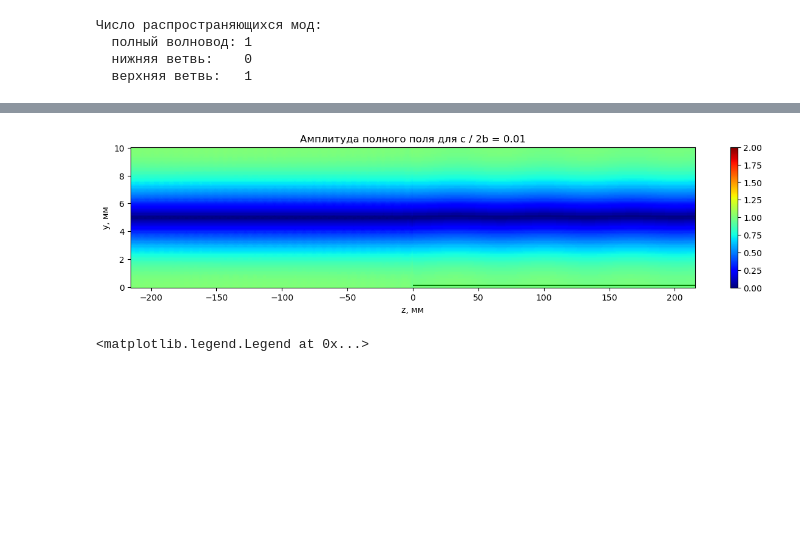
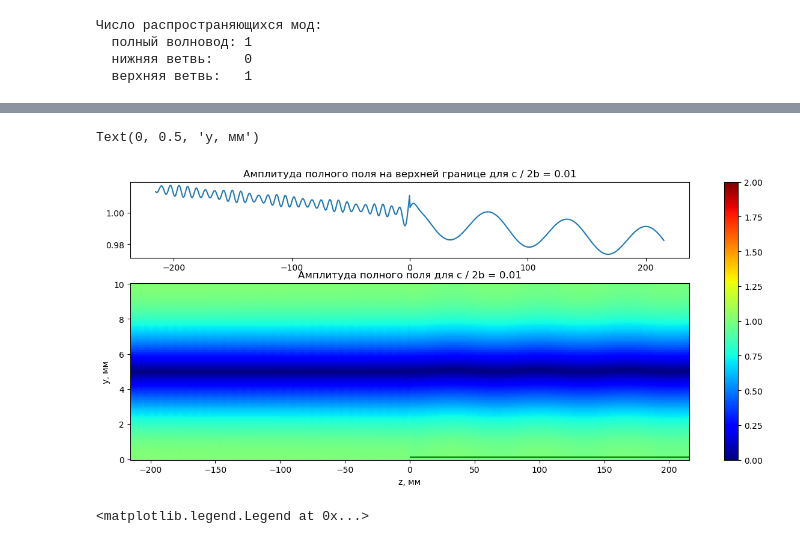
Before and after one commit to yarstek1/delamination_neumann, a Jupyter notebook: code/calculation.ipynb, the cells around one changed output, grey strips where cells are left out. Saved outputs shown, nothing was run; the diff lists cells and outputs as text; code cells hidden in the pictures; blank space fills up the shorter version.

Commit message:
graph layout changes

```diff
--- a/code/calculation.ipynb
+++ b/code/calculation.ipynb
@@ -394,17 +395,23 @@ if height < 3:
 
 Z, Y = np.meshgrid(z, y)
 # %%
-plt.figure(figsize=(width, height))
-plt.title(f'Амплитуда полного поля для с / 2b = {c/(2*b)}')
-plt.pcolormesh(Z * 1000, Y * 1000, np.abs(phi_t), cmap='jet', shading='auto')
-plt.hlines(c.real * 1000, 0, z_max * 1000, color='green')
-plt.colorbar()
-plt.clim(0, 2.0)
-plt.xlabel('z, мм')
-plt.ylabel('y, мм')
-plt.show()
+#plt.figure(figsize=(width, height))
+fig, (ax1, ax2) = plt.subplots(2, 1, figsize=(width, height * 2), gridspec_kw={'height_ratios':[3, 7]})
+
+ax1.set_title(f'Амплитуда полного поля на верхней границе для с / 2b = {c/(2*b)}')
+ax1.plot(z * 1000, np.array(pd.read_csv('../data/0.01.csv')['99']))
+
+ax2.set_title(f'Амплитуда полного поля для с / 2b = {c/(2*b)}')
+t1 = ax2.pcolormesh(Z * 1000, Y * 1000, np.abs(phi_t), cmap='jet', shading='auto')
+ax2.hlines(c.real * 1000, 0, z_max * 1000, color='green')
+fig.colorbar(t1, ax = [ax1, ax2])
+t1.set_clim(0, 2.0)
+ax2.set_xlabel('z, мм')
+ax2.set_ylabel('y, мм')
+#ax2.show()
 # %% [output]
+Text(0, 0.5, 'y, мм')
-[figure, old version]
+[figure, new version]
 # %%
 df = pd.DataFrame(np.abs(phi_t)).transpose()[99]
 df1 = pd.DataFrame(np.abs(phi)).transpose()[99]
```
Also changed, not shown: parts of 3 cells of this notebook, 4 other files.
